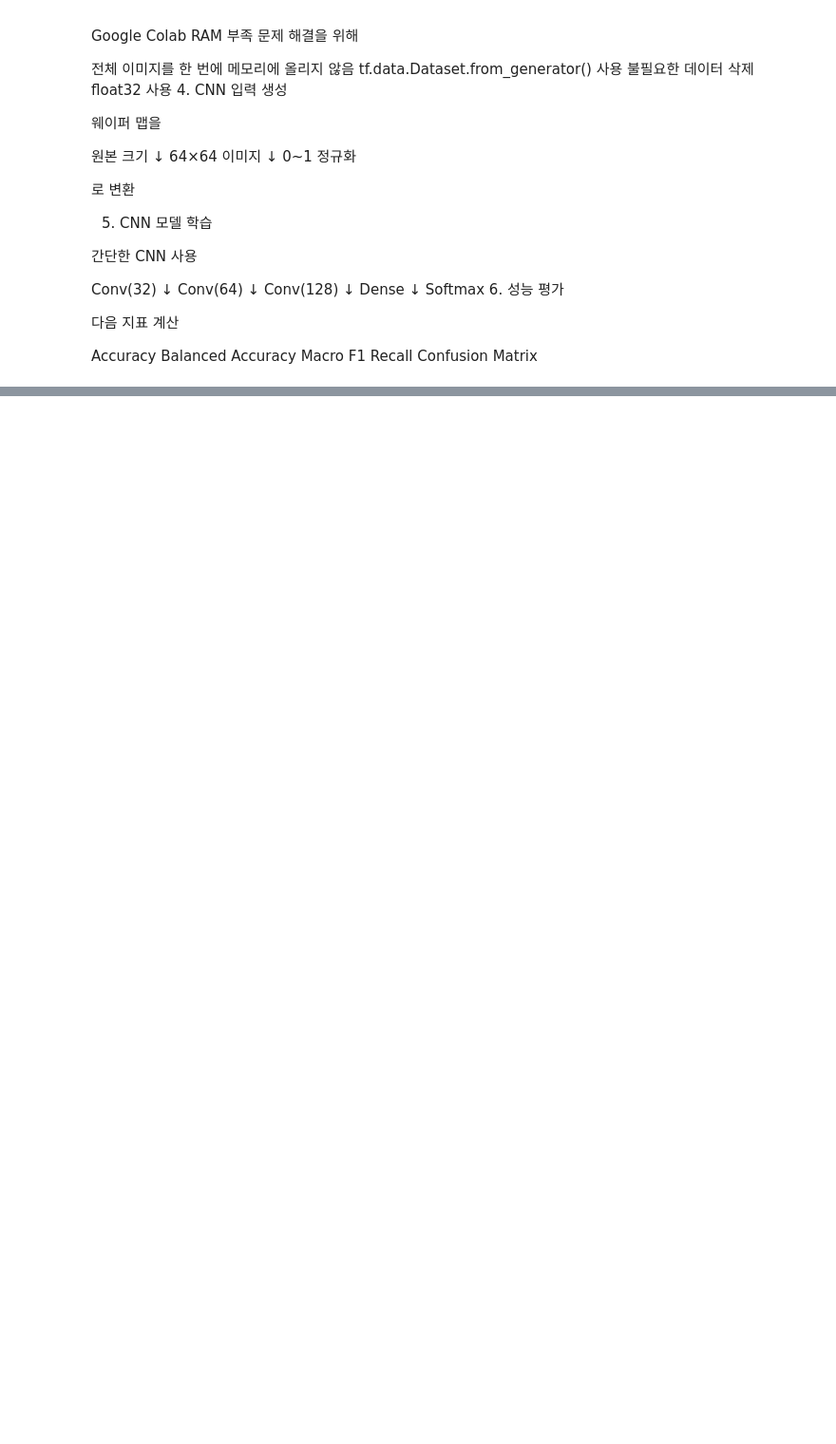
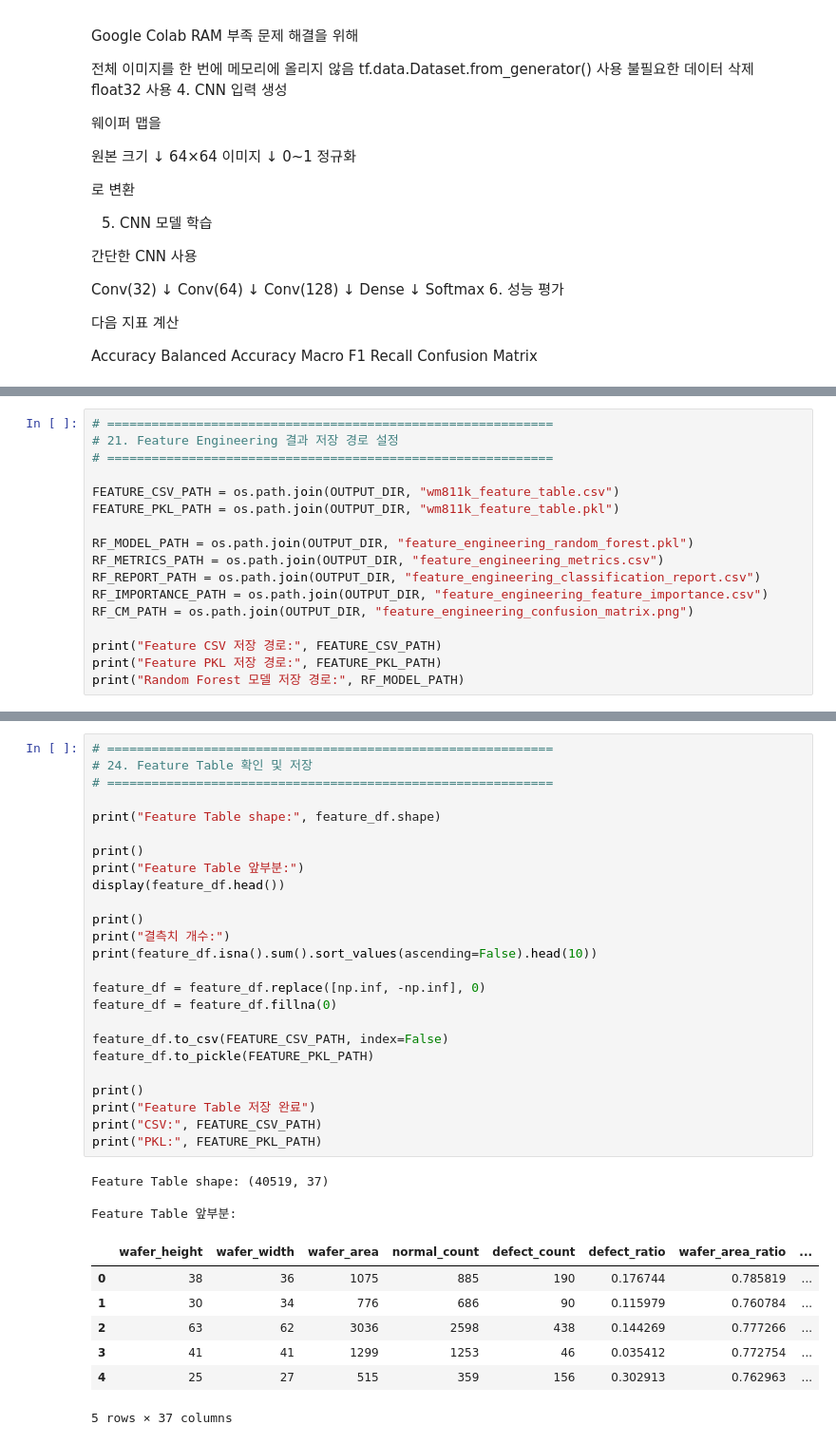
Before and after one commit to WooSeungJi/WM811K-Project, a Jupyter notebook: Ram_절약_WM_811K_Wafer_Map.ipynb, the cells around one changed output, grey strips where cells are left out. Shown at 95% size. Drawn from its saved outputs; the diff is of its cells as text; blank space fills up the shorter version.

```diff
--- a/Ram_절약_WM_811K_Wafer_Map.ipynb
+++ b/Ram_절약_WM_811K_Wafer_Map.ipynb
@@ -900,0 +988,17 @@ Confusion Matrix
+# %%
+# ============================================================
+# 21. Feature Engineering 결과 저장 경로 설정
+# ============================================================
+
+FEATURE_CSV_PATH = os.path.join(OUTPUT_DIR, "wm811k_feature_table.csv")
+FEATURE_PKL_PATH = os.path.join(OUTPUT_DIR, "wm811k_feature_table.pkl")
+
+RF_MODEL_PATH = os.path.join(OUTPUT_DIR, "feature_engineering_random_forest.pkl")
+RF_METRICS_PATH = os.path.join(OUTPUT_DIR, "feature_engineering_metrics.csv")
+RF_REPORT_PATH = os.path.join(OUTPUT_DIR, "feature_engineering_classification_report.csv")
+RF_IMPORTANCE_PATH = os.path.join(OUTPUT_DIR, "feature_engineering_feature_importance.csv")
+RF_CM_PATH = os.path.join(OUTPUT_DIR, "feature_engineering_confusion_matrix.png")
+
+print("Feature CSV 저장 경로:", FEATURE_CSV_PATH)
+print("Feature PKL 저장 경로:", FEATURE_PKL_PATH)
+print("Random Forest 모델 저장 경로:", RF_MODEL_PATH)
@@ -900,0 +1284,36 @@ Confusion Matrix
+# %%
+# ============================================================
+# 24. Feature Table 확인 및 저장
+# ============================================================
+
+print("Feature Table shape:", feature_df.shape)
+
+print()
+print("Feature Table 앞부분:")
+display(feature_df.head())
+
+print()
+print("결측치 개수:")
+print(feature_df.isna().sum().sort_values(ascending=False).head(10))
+
+feature_df = feature_df.replace([np.inf, -np.inf], 0)
+feature_df = feature_df.fillna(0)
+
+feature_df.to_csv(FEATURE_CSV_PATH, index=False)
+feature_df.to_pickle(FEATURE_PKL_PATH)
+
+print()
+print("Feature Table 저장 완료")
+print("CSV:", FEATURE_CSV_PATH)
+print("PKL:", FEATURE_PKL_PATH)
+# %% [output]
+Feature Table shape: (40519, 37)
+
+Feature Table 앞부분:
+|  | wafer_height | wafer_width | wafer_area | normal_count | defect_count | defect_ratio | wafer_area_ratio | ... |
+| 0 | 38 | 36 | 1075 | 885 | 190 | 0.176744 | 0.785819 | ... |
+| 1 | 30 | 34 | 776 | 686 | 90 | 0.115979 | 0.760784 | ... |
+| 2 | 63 | 62 | 3036 | 2598 | 438 | 0.144269 | 0.777266 | ... |
+| 3 | 41 | 41 | 1299 | 1253 | 46 | 0.035412 | 0.772754 | ... |
+| 4 | 25 | 27 | 515 | 359 | 156 | 0.302913 | 0.762963 | ... |
+5 rows × 37 columns
```
Also changed, not shown: parts of 29 cells of this notebook.
